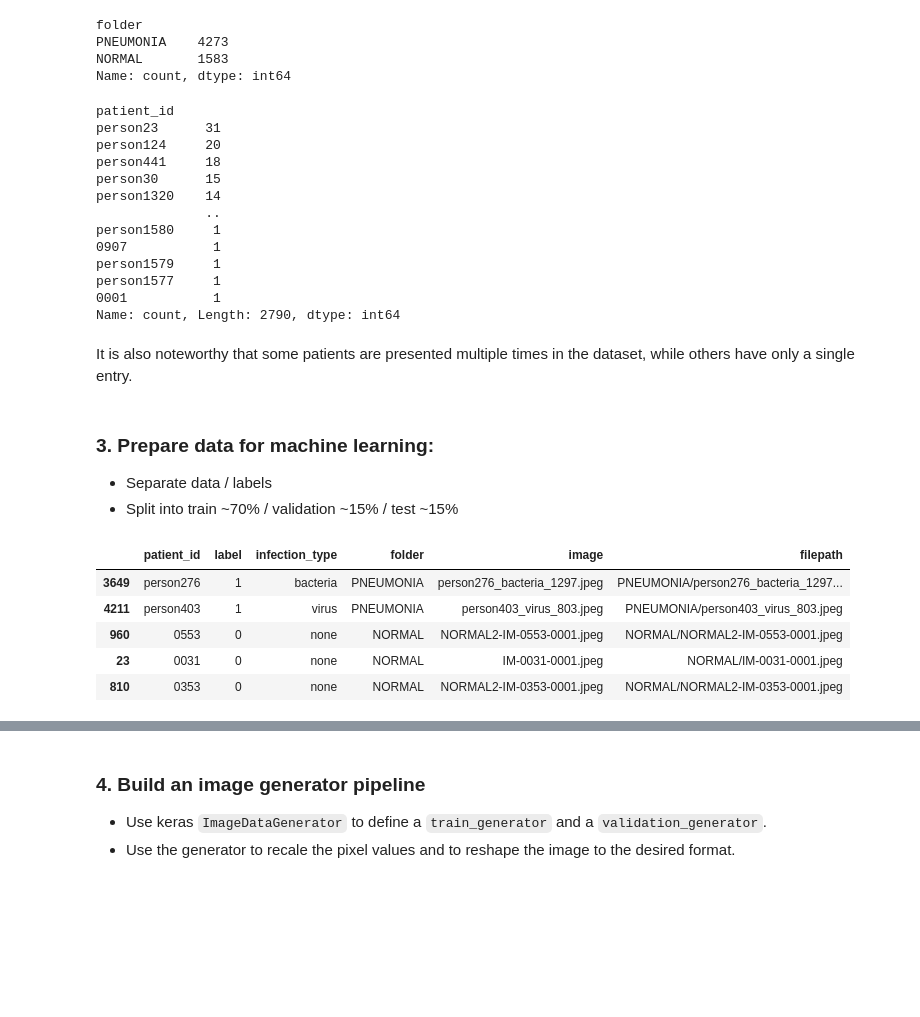
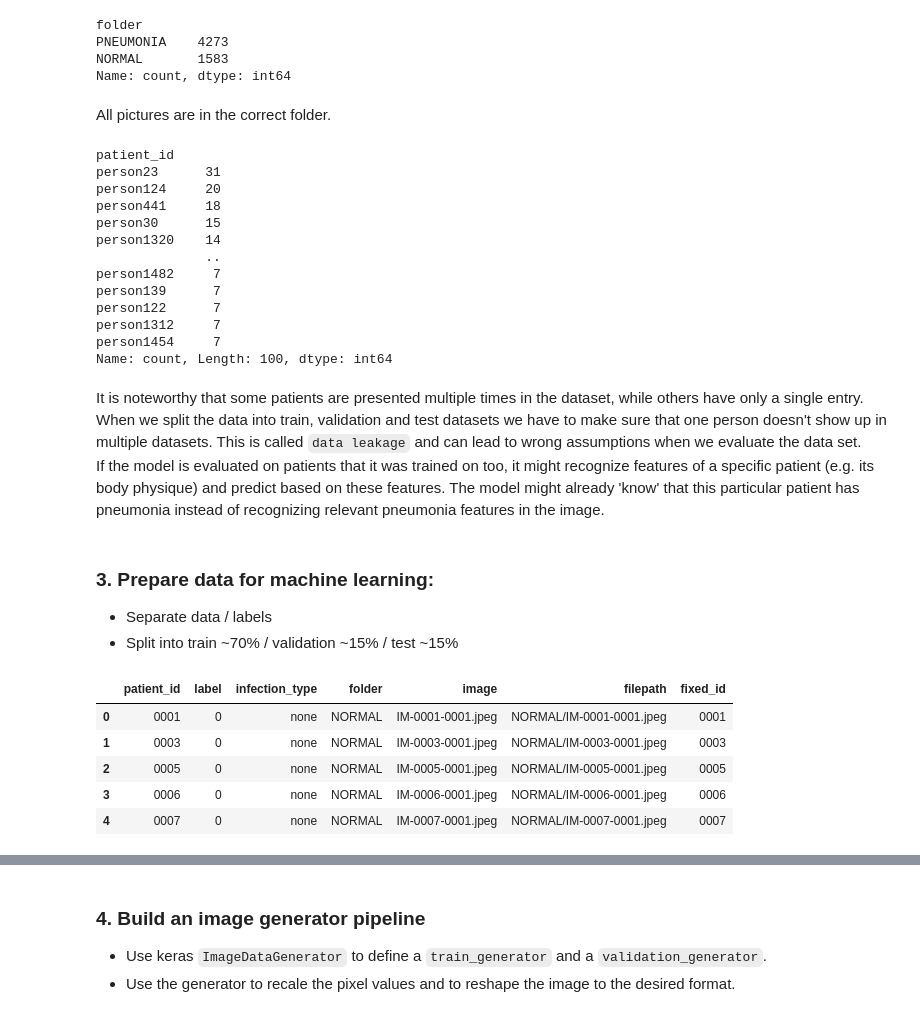
Before and after one commit to Knerten0815/ai_for_smart_health, a Jupyter notebook: Portfolio/ai_smart_health_portfolio_02_pneumonia_prediction.ipynb, the cells around one changed output, grey strips where cells are left out. Drawn from its saved outputs; the diff is of its cells as text; code cells hidden in the pictures; blank space fills up the shorter version.

```diff
--- a/Portfolio/ai_smart_health_portfolio_02_pneumonia_prediction.ipynb
+++ b/Portfolio/ai_smart_health_portfolio_02_pneumonia_prediction.ipynb
@@ -31,7 +34,7 @@ The images are distributed accross two folders (`NORMAL` and `PNEUMONIA`), the r
 # %% [markdown]
 ## Import metadata
 # %%
-path = "../data/ChestXray_pneumonia_prediction/"
+path = "shared_folder/data/ChestXray_pneumonia_prediction/"
 csv_file = 'x_ray_metadata_portfolio.csv'
 metadata = pd.read_csv(path + csv_file)
 # %% [markdown]
@@ -111,0 +221,14 @@ There are 0 patients with pneumonia, that have no bacterial or viral infection
+# %%
+for index, row in metadata.iterrows():
+    metadata.at[index, 'filepath'] = "{}/{}".format(row['folder'], row['image'])
+
+    old_id = row['patient_id']
+    if('person' in old_id):
+        fixed_id = str(old_id[6:])
+        fixed_id = fixed_id.zfill(4)
+        #print(row['patient_id'], "->", fixed_id)
+        metadata.at[index, 'fixed_id'] = fixed_id
+    else:
+        metadata.at[index, 'fixed_id'] = row['patient_id']
+
+metadata
@@ -121,8 +258,10 @@ Name: count, dtype: int64
 for index, row in metadata.iterrows():
     if row['folder'].lower() != row['label']:
         print('Error in row: ', index)
+# %% [markdown]
+All pictures are in the correct folder.
 # %%
-metadata['patient_id'].value_counts()
+metadata['patient_id'].value_counts()[:100]
 # %% [output]
 patient_id
 person23      31
@@ -131,36 +270,34 @@ person441     18
 person30      15
 person1320    14
               ..
-person1580     1
-0907           1
-person1579     1
-person1577     1
-0001           1
-Name: count, Length: 2790, dtype: int64
+person1482     7
+person139      7
+person122      7
+person1312     7
+person1454     7
+Name: count, Length: 100, dtype: int64
 # %% [markdown]
-It is also noteworthy that some patients are presented multiple times in the dataset, while others have only a single entry.
+It is noteworthy that some patients are presented multiple times in the dataset, while others have only a single entry. When we split the data into train, validation and test datasets we have to make sure that one person doesn't show up in multiple datasets. This is called `data leakage` and can lead to wrong assumptions when we evaluate the data set.
+If the model is evaluated on patients that it was trained on too, it might recognize features of a specific patient (e.g. its body physique) and predict based on these features. The model might already 'know' that this particular patient has pneumonia instead of recognizing relevant pneumonia features in the image.
 # %% [markdown]
 ### 3. Prepare data for machine learning:
 - Separate data / labels
 - Split into train ~70% / validation ~15% / test ~15%
 # %%
-# shuffle data
-shuffled_data = metadata.sample(frac=1, random_state=42)
+# combine folder and image file name to file path
+for index, row in metadata.iterrows():
+    #metadata.at[index, 'filepath'] = "{}/{}".format(row['folder'], row['image'])
+    if(row['label'] == 'pneumonia'):
+        metadata.at[index, 'label'] = 1
+    else:
+        metadata.at[index, 'label'] = 0
 
-# combine folder and image file name to file path
-for index, row in shuffled_data.iterrows():
-    shuffled_data.at[index, 'filepath'] = "{}/{}".format(row['folder'], row['image'])
-    if(row['label'] == 'pneumonia'):
-        row['label'] = 1
-    else:
-        row['label'] = 0
-
-shuffled_data['label'] = shuffled_data['label'].astype(np.int32)
-shuffled_data.head()
+metadata['label'] = metadata['label'].astype(np.int32)
+metadata.head()
 # %% [output]
-|  | patient_id | label | infection_type | folder | image | filepath |
-| 3649 | person276 | 1 | bacteria | PNEUMONIA | person276_bacteria_1297.jpeg | PNEUMONIA/person276_bacteria_1297... |
-| 4211 | person403 | 1 | virus | PNEUMONIA | person403_virus_803.jpeg | PNEUMONIA/person403_virus_803.jpeg |
-| 960 | 0553 | 0 | none | NORMAL | NORMAL2-IM-0553-0001.jpeg | NORMAL/NORMAL2-IM-0553-0001.jpeg |
-| 23 | 0031 | 0 | none | NORMAL | IM-0031-0001.jpeg | NORMAL/IM-0031-0001.jpeg |
-| 810 | 0353 | 0 | none | NORMAL | NORMAL2-IM-0353-0001.jpeg | NORMAL/NORMAL2-IM-0353-0001.jpeg |
+|  | patient_id | label | infection_type | folder | image | filepath | fixed_id |
+| 0 | 0001 | 0 | none | NORMAL | IM-0001-0001.jpeg | NORMAL/IM-0001-0001.jpeg | 0001 |
+| 1 | 0003 | 0 | none | NORMAL | IM-0003-0001.jpeg | NORMAL/IM-0003-0001.jpeg | 0003 |
+| 2 | 0005 | 0 | none | NORMAL | IM-0005-0001.jpeg | NORMAL/IM-0005-0001.jpeg | 0005 |
+| 3 | 0006 | 0 | none | NORMAL | IM-0006-0001.jpeg | NORMAL/IM-0006-0001.jpeg | 0006 |
+| 4 | 0007 | 0 | none | NORMAL | IM-0007-0001.jpeg | NORMAL/IM-0007-0001.jpeg | 0007 |
```
Also changed, not shown: parts of 56 cells of this notebook, 4 other files.
